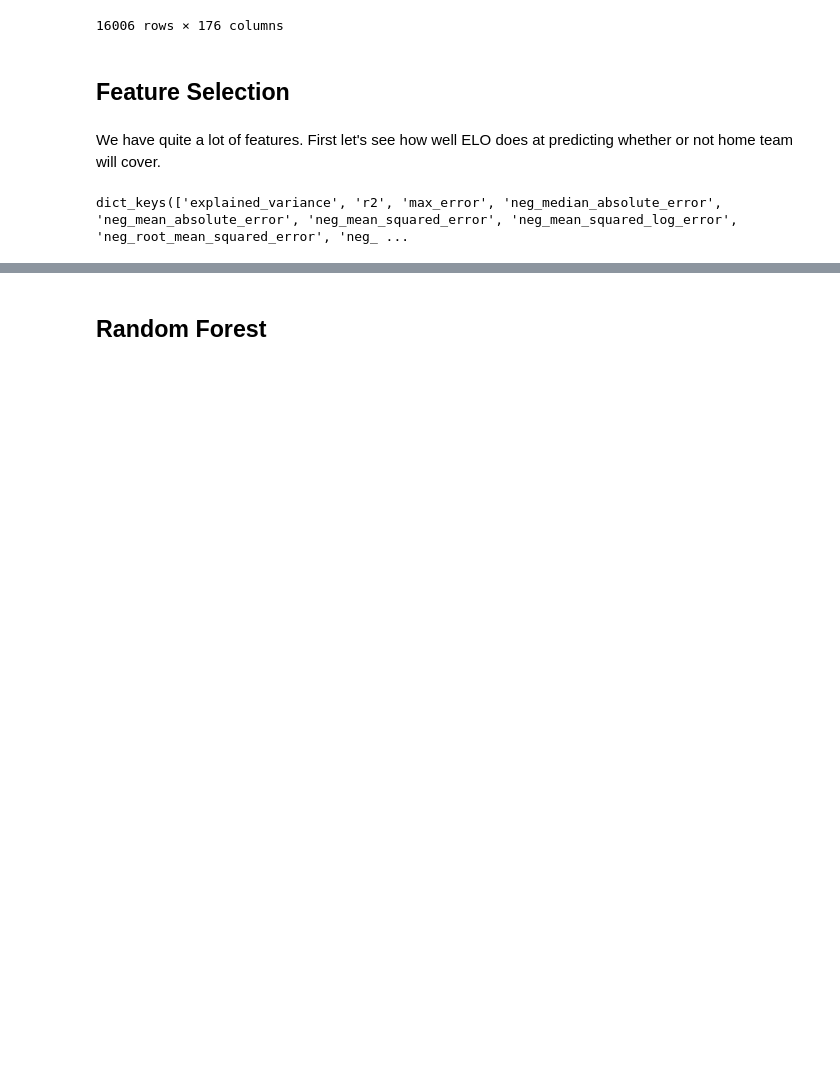
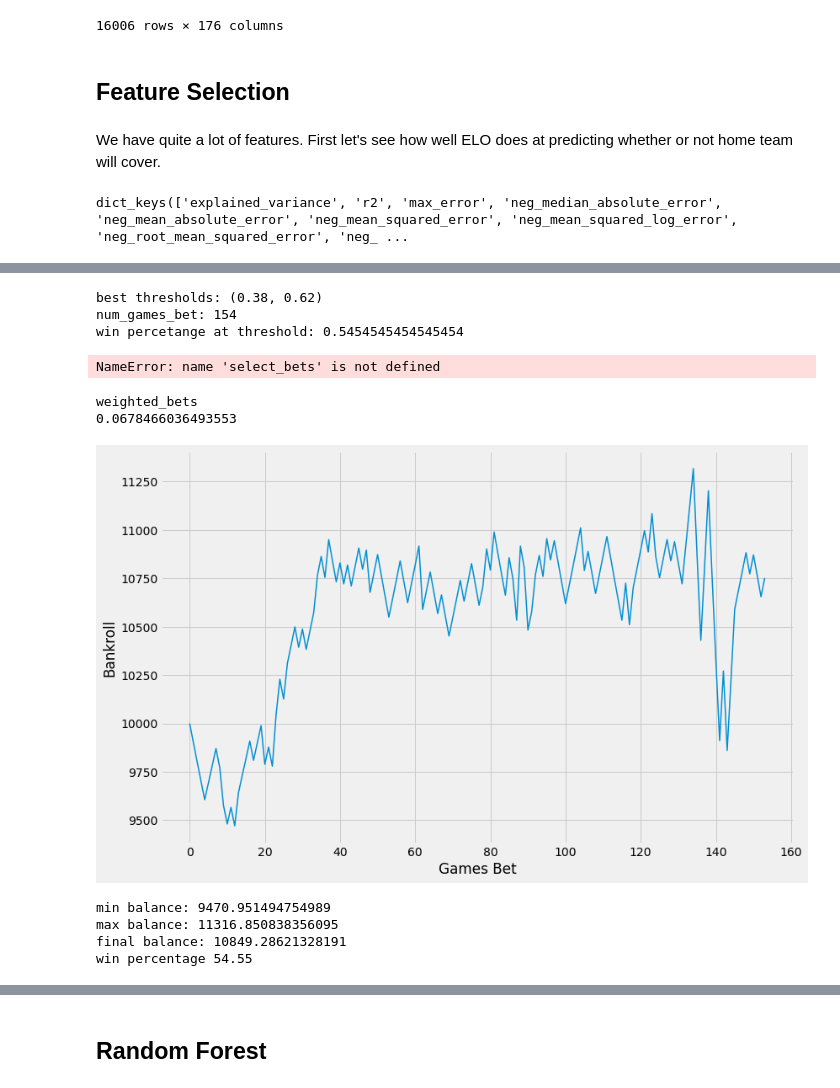
Before and after one commit to jnish23/NBA_Model, a Jupyter notebook: notebooks/team_based_cover_classifier.ipynb, the cells around one changed output, grey strips where cells are left out. Drawn from its saved outputs; the diff is of its cells as text; code cells hidden in the pictures; blank space fills up the shorter version.

```diff
--- a/notebooks/team_based_cover_classifier.ipynb
+++ b/notebooks/team_based_cover_classifier.ipynb
@@ -552,7 +563,9 @@ final_df
 | 16598 | 2019-20 | 42019 | 1610612748 | MIA | Miami Heat | 41900406 | 2020-10-11 | MIA vs. LAL | 1 | ... |
 16599 rows × 192 columns
 # %%
-final_df.rename(columns={'home_spread_mode':'spread'}, inplace=True)
+final_df.rename(columns={'home_spread_mode':'spread',
+                        'home_decimal_avg':'home_moneyline',
+                        'away_decimal_avg':'away_moneyline'}, inplace=True)
 # %%
 final_df = final_df.drop(columns = ['game_date', 'home_team', 'away_team', 'away_spread_mode'], errors='ignore')
 # %%
@@ -635,4 +782,8 @@ import sklearn
 sklearn.metrics.SCORERS.keys()
 # %% [output]
 dict_keys(['explained_variance', 'r2', 'max_error', 'neg_median_absolute_error', 'neg_mean_absolute_error', 'neg_mean_squared_error', 'neg_mean_squared_log_error', 'neg_root_mean_squared_error', 'neg_ ...
+# %%
+features = final_df.iloc[:, 13:-1]
+features = features.drop(columns=['home_rating_n', 'away_rating_n', 'home_moneyline', 'away_moneyline'])
+cover = final_df['home_cover']
 # %%
@@ -1008,0 +903,41 @@ win percentage 53.23
+# %%
+scaler = StandardScaler()
+X_train_scaled = scaler.fit_transform(X_train)
+X_test_scaled = scaler.transform(X_test)
+
+best_lr = LogisticRegression(C=0.011086470394139026, l1_ratio=0.05,
+                                    max_iter=4999, penalty='elasticnet',
+                                    solver='saga')
+
+lr_rfecv = RFECV(best_lr, min_features_to_select=50, cv=tscv, scoring='roc_auc', n_jobs=-1)
+lr_rfecv.fit(X_train_scaled, cover_train)
+
+feature_mask = lr_rfecv.support_
+selected_features_train = X_train_scaled[:, feature_mask]
+selected_features_test = X_test_scaled[:, feature_mask]
+
+best_lr.fit(selected_features_train, cover_train)
+
+lr_preds = best_lr.predict(selected_features_test)
+lr_probs = best_lr.predict_proba(selected_features_test)
+
+lr_select_bets, lr_best_thresholds, lr_ranges_df = find_optimal_threshold(lr_preds, lr_probs, test_indices)
+
+simulate_bets(select_bets)
+# %% [output]
+best thresholds: (0.38, 0.62)
+num_games_bet: 154
+win percetange at threshold: 0.5454545454545454
+NameError: name 'select_bets' is not defined
+# %%
+# bet_result_df = simulate_bets(lr_select_bets)
+print("weighted_bets")
+bet_result_df = simulate_weighted_bets(lr_select_bets)
+# %% [output]
+weighted_bets
+0.0678466036493553
+[figure, added]
+min balance: 9470.951494754989
+max balance: 11316.850838356095
+final balance: 10849.28621328191
+win percentage 54.55
```
Also changed, not shown: parts of 86 cells of this notebook, 27 other files.
